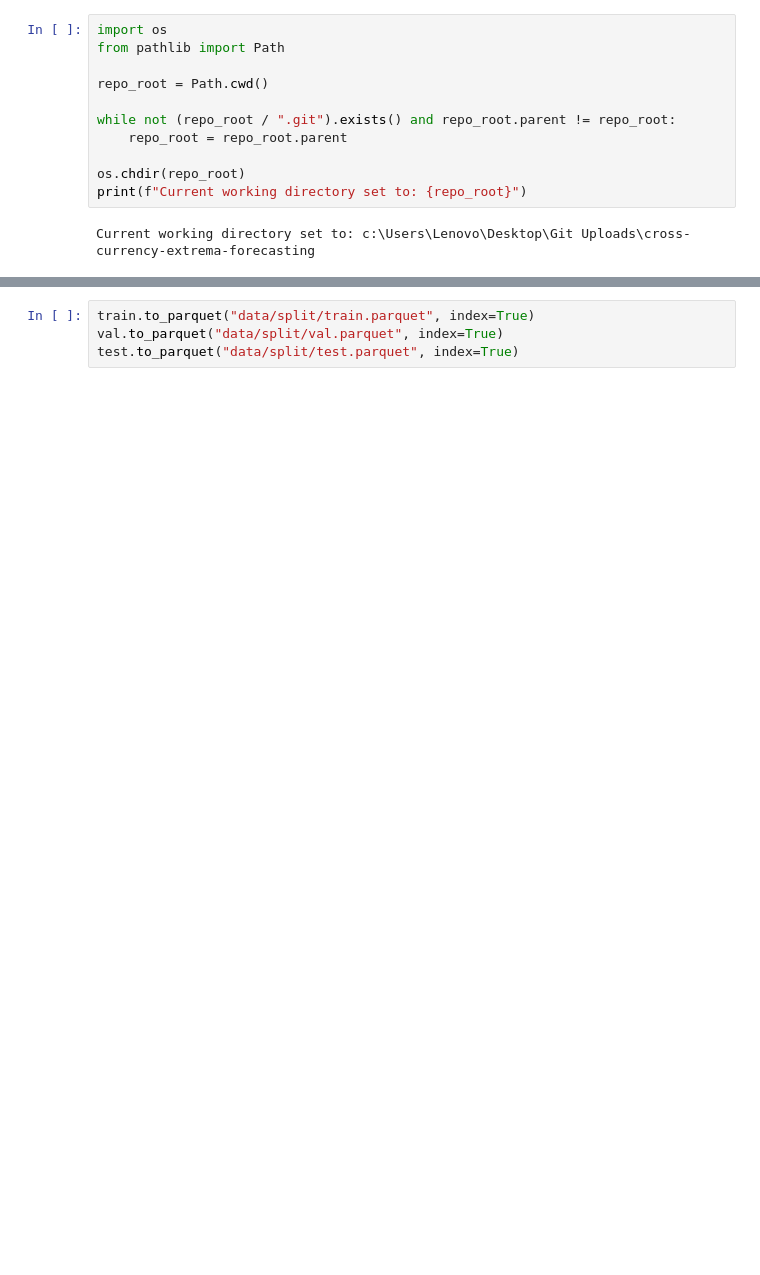
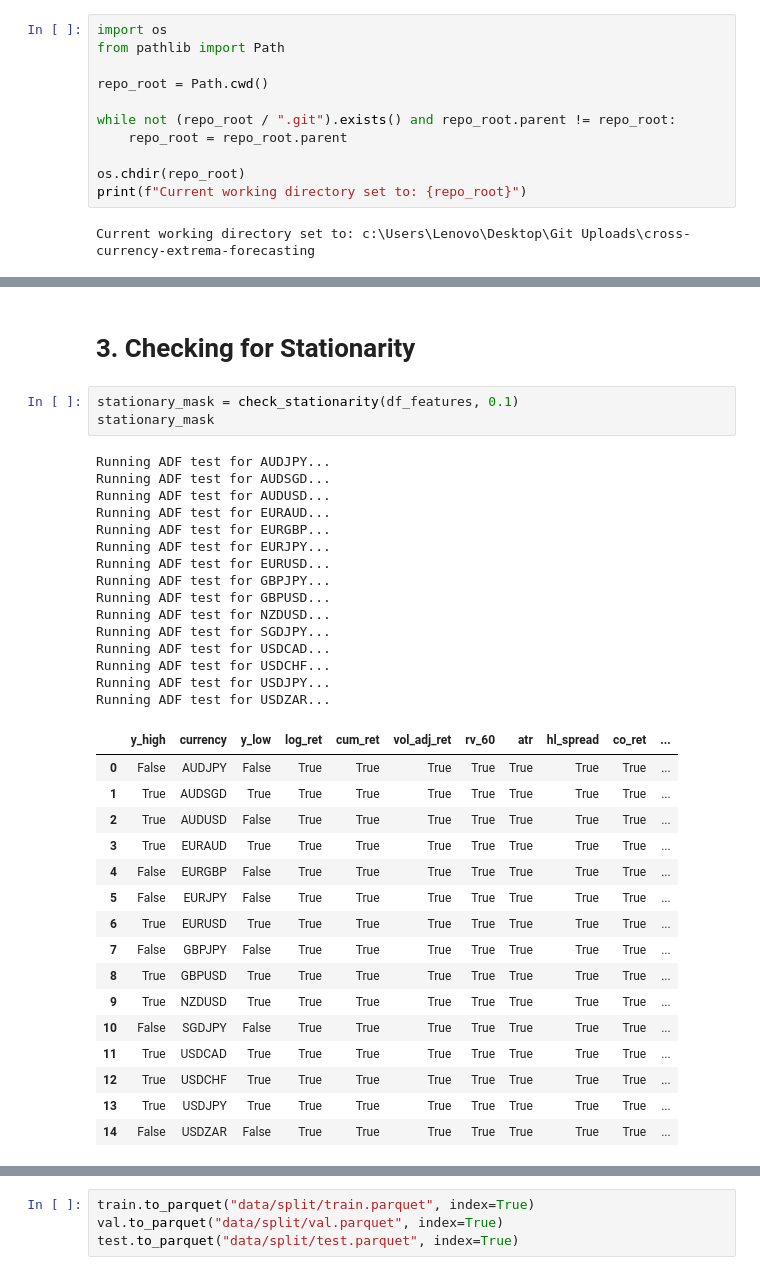
Before and after one commit to Yosri-Ben-Halima/cross-currency-extrema-forecasting, a Jupyter notebook: notebooks/03_feature_engineering.ipynb, the cells around one changed output, grey strips where cells are left out. Saved outputs shown, nothing was run; the diff lists cells and outputs as text; blank space fills up the shorter version.

```diff
--- a/notebooks/03_feature_engineering.ipynb
+++ b/notebooks/03_feature_engineering.ipynb
@@ -34 +40,38 @@ df_features = fc.compute_all_features()
 ✅ All features computed.
+# %% [markdown]
+# 3. Checking for Stationarity
+# %%
+stationary_mask = check_stationarity(df_features, 0.1)
+stationary_mask
+# %% [output]
+Running ADF test for AUDJPY...
+Running ADF test for AUDSGD...
+Running ADF test for AUDUSD...
+Running ADF test for EURAUD...
+Running ADF test for EURGBP...
+Running ADF test for EURJPY...
+Running ADF test for EURUSD...
+Running ADF test for GBPJPY...
+Running ADF test for GBPUSD...
+Running ADF test for NZDUSD...
+Running ADF test for SGDJPY...
+Running ADF test for USDCAD...
+Running ADF test for USDCHF...
+Running ADF test for USDJPY...
+Running ADF test for USDZAR...
+|  | y_high | currency | y_low | log_ret | cum_ret | vol_adj_ret | rv_60 | atr | hl_spread | co_ret | ... |
+| 0 | False | AUDJPY | False | True | True | True | True | True | True | True | ... |
+| 1 | True | AUDSGD | True | True | True | True | True | True | True | True | ... |
+| 2 | True | AUDUSD | False | True | True | True | True | True | True | True | ... |
+| 3 | True | EURAUD | True | True | True | True | True | True | True | True | ... |
+| 4 | False | EURGBP | False | True | True | True | True | True | True | True | ... |
+| 5 | False | EURJPY | False | True | True | True | True | True | True | True | ... |
+| 6 | True | EURUSD | True | True | True | True | True | True | True | True | ... |
+| 7 | False | GBPJPY | False | True | True | True | True | True | True | True | ... |
+| 8 | True | GBPUSD | True | True | True | True | True | True | True | True | ... |
+| 9 | True | NZDUSD | True | True | True | True | True | True | True | True | ... |
+| 10 | False | SGDJPY | False | True | True | True | True | True | True | True | ... |
+| 11 | True | USDCAD | True | True | True | True | True | True | True | True | ... |
+| 12 | True | USDCHF | True | True | True | True | True | True | True | True | ... |
+| 13 | True | USDJPY | True | True | True | True | True | True | True | True | ... |
+| 14 | False | USDZAR | False | True | True | True | True | True | True | True | ... |
```
Also changed, not shown: parts of 18 cells of this notebook, 6 other files.
